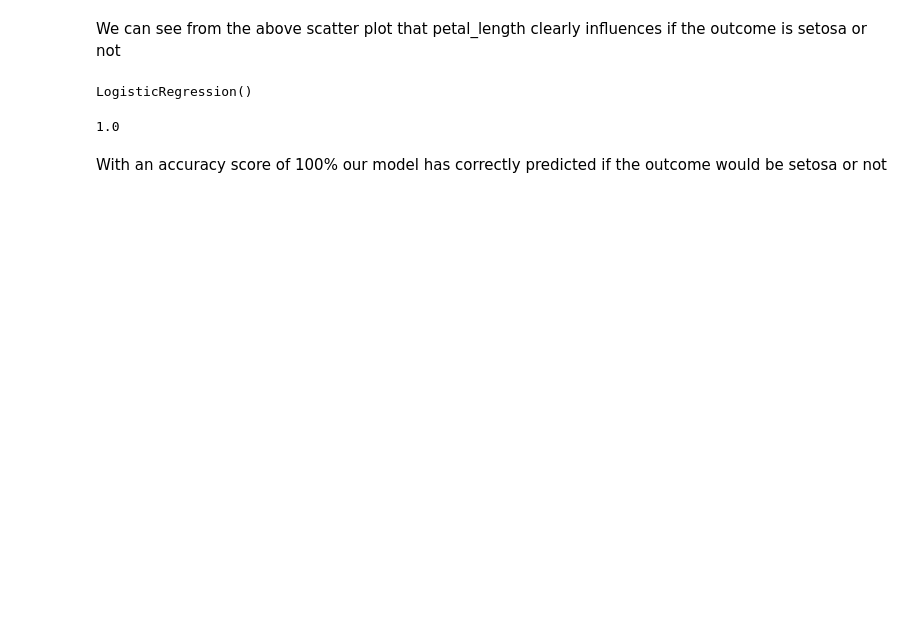
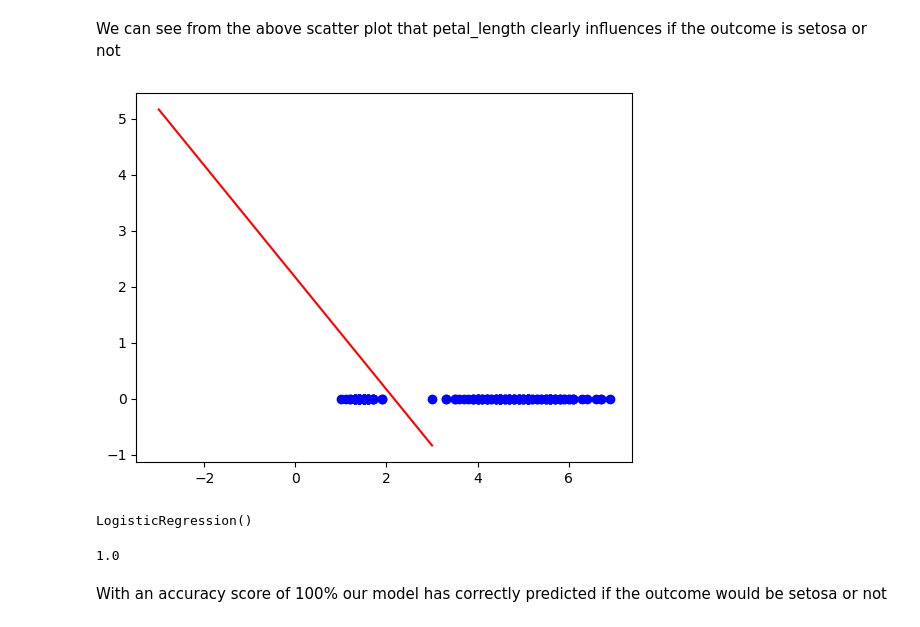
Before and after one commit to itsanishsingh/task-logistic-regression, a Jupyter notebook: task_logistic_regression.ipynb, the cells around one changed output. Saved outputs shown, nothing was run; the diff lists cells and outputs as text; code cells hidden in the pictures; blank space fills up the shorter version.

Commit message:
Manually plotted line

```diff
--- a/task_logistic_regression.ipynb
+++ b/task_logistic_regression.ipynb
@@ -77,5 +79,42 @@ plt.show()
 # %% [markdown]
 We can see from the above scatter plot that petal_length clearly influences if the outcome is setosa or not
+# %%
+def perceptron(X, y):
+    def check(val):
+        return 1 if val > 0 else 0
+
+    intercepts = np.ones(X.shape[0])
+    intercepts = pd.Series(intercepts)
+    X = pd.DataFrame({'col1': intercepts, 'col2': X})
+    rows, columns = X.shape
+    weights = np.ones(columns)
+    lr = 0.1
+
+    for _ in range(1000):
+        j = np.random.randint(0, rows)
+        X_j = np.array(X.loc[j])
+        y_hat = check(np.dot(X_j, weights))
+        weights += lr*(y[j] - y_hat)*X_j
+
+    return weights[0], weights[1:]
+# %%
+x = df["petal_length"]
+y = df["species_setosa"]
+intercept, coef = perceptron(x, y)
+# %%
+m = -(coef[0]/coef[0])
+b = -(intercept/coef[0])
+# %%
+x_line = np.linspace(-3, 3, 100)
+y_line = m*x_line + b
+
+x = df["petal_length"]
+y = [0]*len(df["petal_length"])
+plt.plot(x_line, y_line, color="Red")
+plt.scatter(x=x, y=y, color="Blue")
+plt.show()
+# %% [output]
+[figure, added]
 # %%
 X = df[["petal_length"]]  # .iloc[:, :-1]
 y = df["species_setosa"]
```
Also changed, not shown: parts of 1 cell of this notebook.
